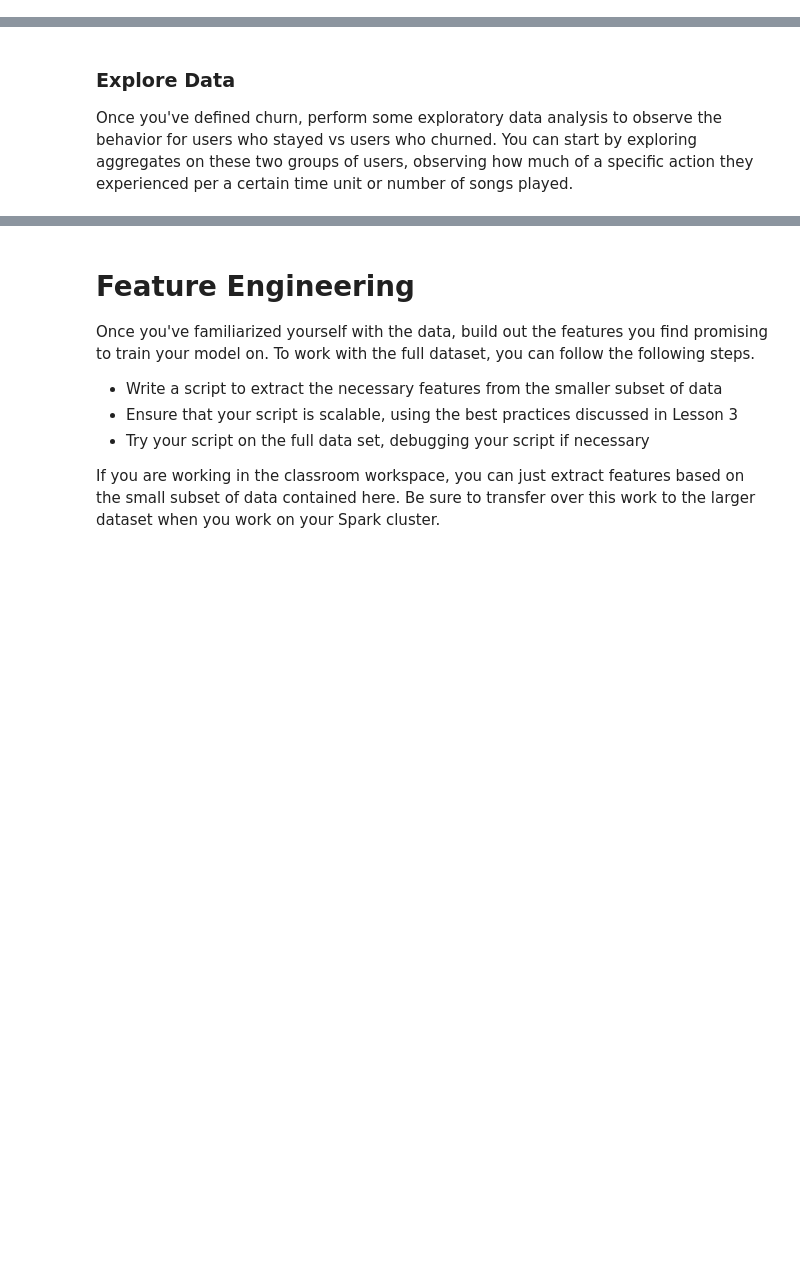
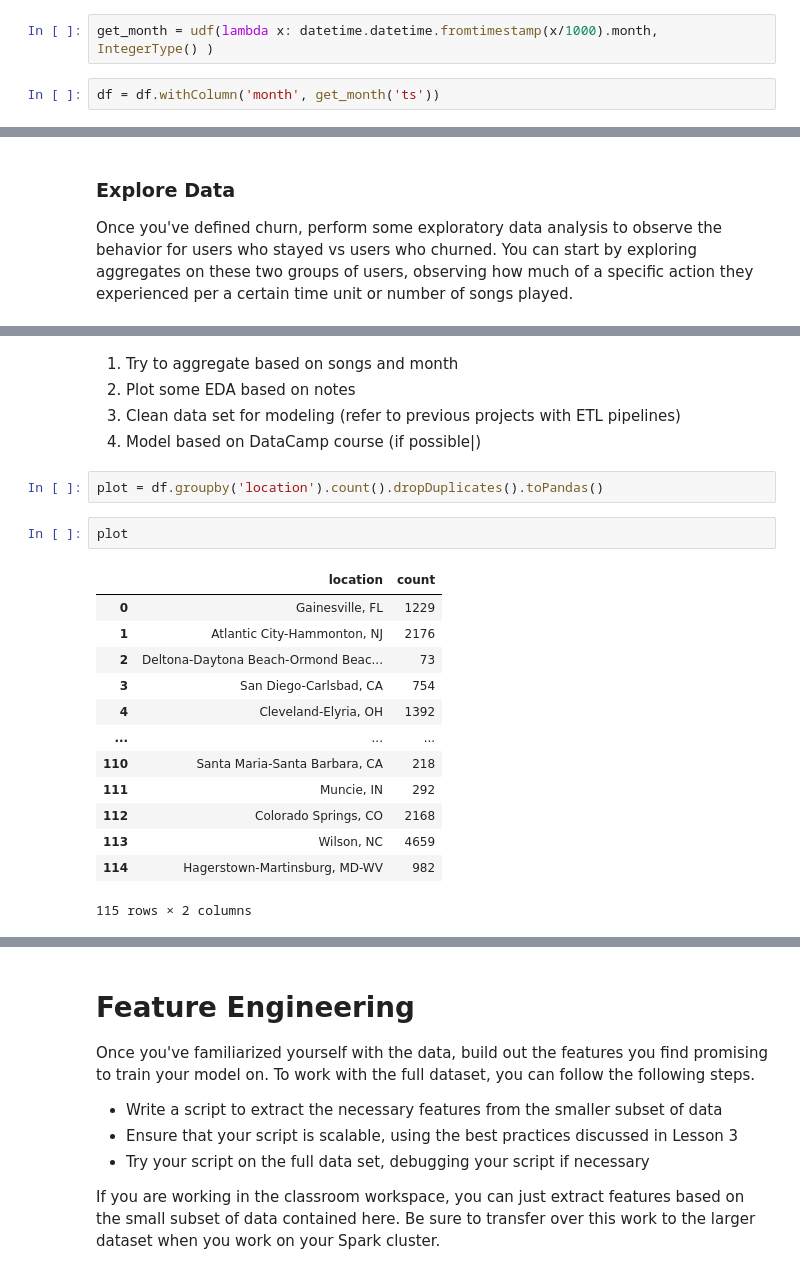
Before and after one commit to rabadzhiyski/SparkProject, a Jupyter notebook: SparkifyNotebook.ipynb, the cells around one changed output, grey strips where cells are left out. Drawn from its saved outputs; the diff is of its cells as text; blank space fills up the shorter version.

```diff
--- a/SparkifyNotebook.ipynb
+++ b/SparkifyNotebook.ipynb
@@ -185 +166,5 @@ df.select('hour', 'day', 'workday').show(7)
 only showing top 7 rows
+# %%
+get_month = udf(lambda x: datetime.datetime.fromtimestamp(x/1000).month, IntegerType() )
+# %%
+df = df.withColumn('month', get_month('ts'))
@@ -296,0 +431,23 @@ songs = df.groupby('song')
+# %% [markdown]
+1. Try to aggregate based on songs and month
+2. Plot some EDA based on notes
+3. Clean data set for modeling (refer to previous projects with ETL pipelines)
+4. Model based on DataCamp course (if possible|)
+# %%
+plot = df.groupby('location').count().dropDuplicates().toPandas()
+# %%
+plot
+# %% [output]
+|  | location | count |
+| 0 | Gainesville, FL | 1229 |
+| 1 | Atlantic City-Hammonton, NJ | 2176 |
+| 2 | Deltona-Daytona Beach-Ormond Beac... | 73 |
+| 3 | San Diego-Carlsbad, CA | 754 |
+| 4 | Cleveland-Elyria, OH | 1392 |
+| ... | ... | ... |
+| 110 | Santa Maria-Santa Barbara, CA | 218 |
+| 111 | Muncie, IN | 292 |
+| 112 | Colorado Springs, CO | 2168 |
+| 113 | Wilson, NC | 4659 |
+| 114 | Hagerstown-Martinsburg, MD-WV | 982 |
+115 rows × 2 columns
```
Also changed, not shown: parts of 17 cells of this notebook.
